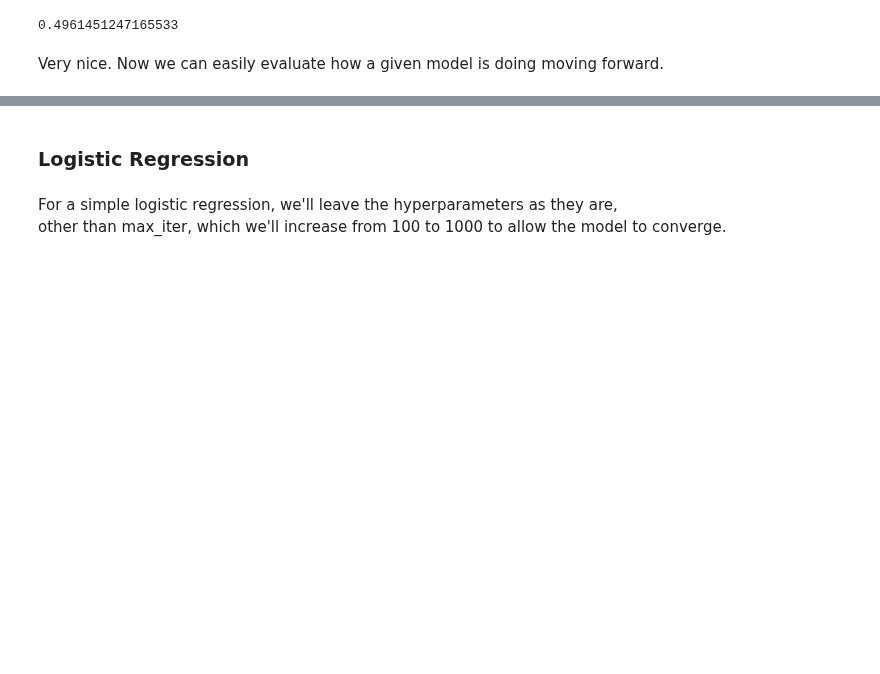
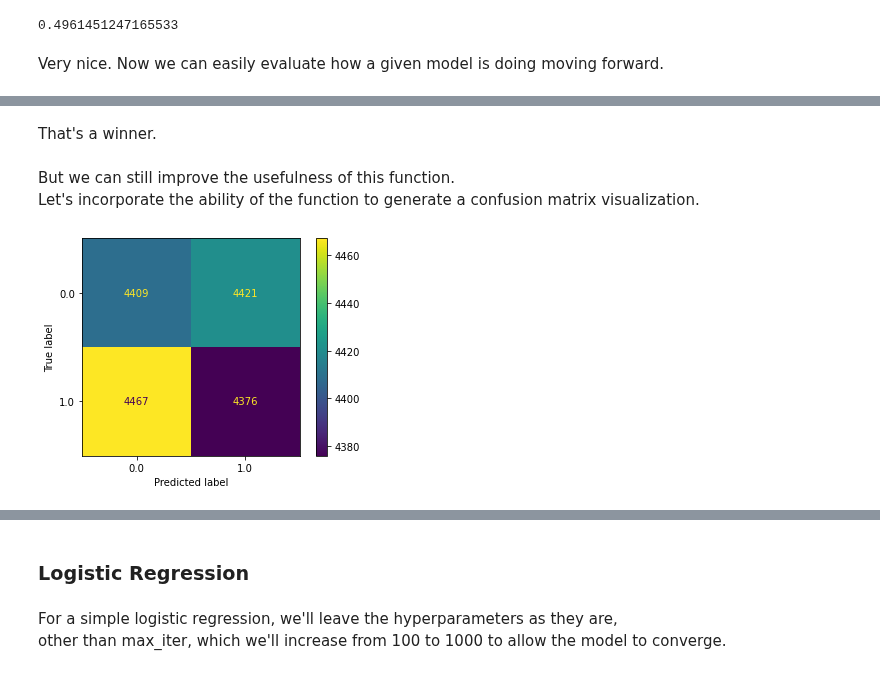
Before and after one commit to ChumpyDuelle/detecting-diabetes-with-machine-learning, a Jupyter notebook: detecting-diabetes-with-machine-learning.ipynb, the cells around one changed output, grey strips where cells are left out. Drawn from its saved outputs; the diff is of its cells as text; code cells hidden in the pictures; blank space fills up the shorter version.

Commit message:
improved evaluate function

```diff
--- a/detecting-diabetes-with-machine-learning.ipynb
+++ b/detecting-diabetes-with-machine-learning.ipynb
@@ -714,0 +740,10 @@ Very nice. Now we can easily evaluate how a given model is doing moving forward.
+# %% [markdown]
+That's a winner.
+# %% [markdown]
+But we can still improve the usefulness of this function.<br>Let's incorporate the ability of the function to generate a confusion matrix visualization.
+# %%
+plot_confusion_matrix(estimator = dummy,
+                      X = X_test,
+                      y_true = y_test);
+# %% [output]
+[figure, added]
```
Also changed, not shown: parts of 12 cells of this notebook.
